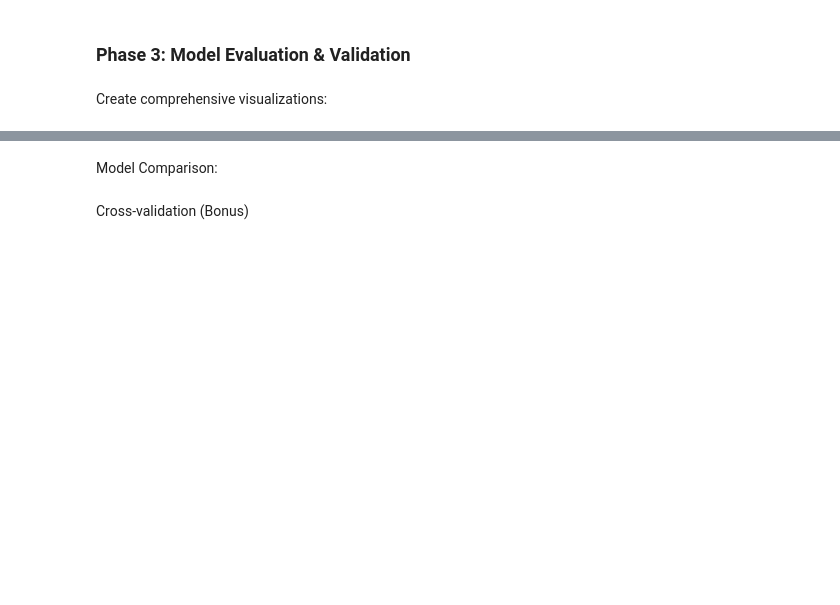
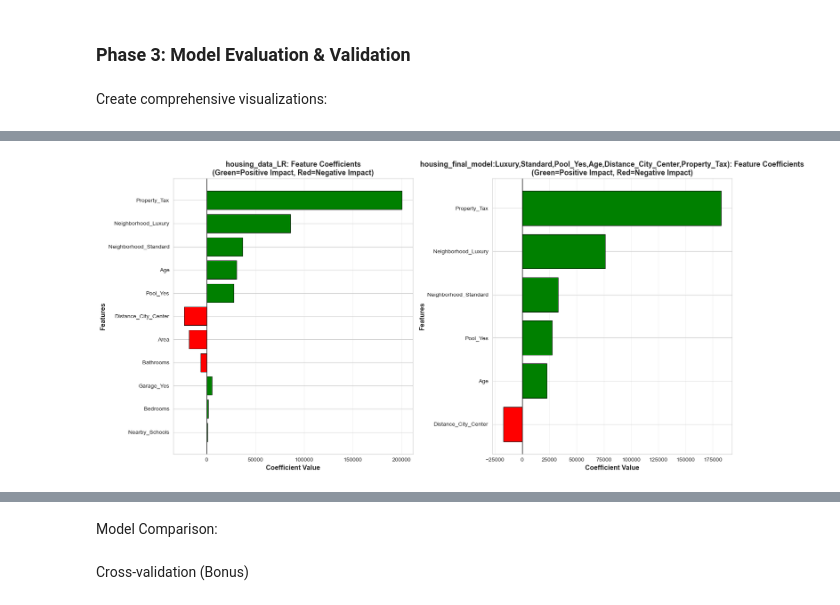
Before and after one commit to Ezerioha-ifeanyi/Week-14-Take-Home, a Jupyter notebook: Take Home.ipynb, the cells around one changed output, grey strips where cells are left out. Saved outputs shown, nothing was run; the diff lists cells and outputs as text; code cells hidden in the pictures; blank space fills up the shorter version.

```diff
--- a/Take Home.ipynb
+++ b/Take Home.ipynb
@@ -2165,0 +2355,73 @@ Create comprehensive visualizations:
+# %%
+
+# ============================================================================
+# FEATURE IMPORTANCE / COEFFICIENT VISUALIZATION
+# ============================================================================
+def plot_feature_importance(model1, model2, feature_names_model1,
+                           feature_names_model2, model1_name='Model 1',
+                           model2_name='Model 2'):
+    """
+    Visualize feature coefficients/importance for both models
+    """
+    fig, axes = plt.subplots(1, 2, figsize=(16, 8))
+
+    # Model 1 coefficients
+    coef1_df = pd.DataFrame({
+        'Feature': feature_names_model1,
+        'Coefficient': model1.coef_
+    }).sort_values('Coefficient', key=abs, ascending=True)
+
+    colors1 = ['red' if x < 0 else 'green' for x in coef1_df['Coefficient']]
+    axes[0].barh(coef1_df['Feature'], coef1_df['Coefficient'],
+                color=colors1, edgecolor='black', linewidth=0.7)
+    axes[0].axvline(x=0, color='black', linestyle='-', linewidth=1)
+    axes[0].set_xlabel('Coefficient Value', fontsize=12, fontweight='bold')
+    axes[0].set_ylabel('Features', fontsize=12, fontweight='bold')
+    axes[0].set_title(f'{model1_name}: Feature Coefficients\n(Green=Positive Impact, Red=Negative Impact)',
+                     fontsize=13, fontweight='bold')
+    axes[0].grid(True, alpha=0.3, axis='x')
+
+    # Model 2 coefficients
+    coef2_df = pd.DataFrame({
+        'Feature': feature_names_model2,
+        'Coefficient': model2.coef_
+    }).sort_values('Coefficient', key=abs, ascending=True)
+
+    colors2 = ['red' if x < 0 else 'green' for x in coef2_df['Coefficient']]
+    axes[1].barh(coef2_df['Feature'], coef2_df['Coefficient'],
+                color=colors2, edgecolor='black', linewidth=0.7)
+    axes[1].axvline(x=0, color='black', linestyle='-', linewidth=1)
+    axes[1].set_xlabel('Coefficient Value', fontsize=12, fontweight='bold')
+    axes[1].set_ylabel('Features', fontsize=12, fontweight='bold')
+    axes[1].set_title(f'{model2_name}: Feature Coefficients\n(Green=Positive Impact, Red=Negative Impact)',
+                     fontsize=13, fontweight='bold')
+    axes[1].grid(True, alpha=0.3, axis='x')
+
+    plt.tight_layout()
+    plt.show()
+
+
+    # Print top features
+    print(f"\n{model1_name} - Top 5 Most Important Features:")
+    print(coef1_df.tail(5)[['Feature', 'Coefficient']].to_string(index=False))
+
+    print(f"\n{model2_name} - Top Features (All Selected):")
+    print(coef2_df.tail(6)[['Feature', 'Coefficient']].to_string(index=False))
+
+
+
+selected_features = ['Neighborhood_Luxury', 'Neighborhood_Standard', 'Pool_Yes','Age',
+                     'Distance_City_Center', 'Property_Tax']
+
+
+# Feature Importance
+plot_feature_importance(
+    housing_data_LR,
+    housing_final_model,
+    feature_names_model1=housing_X_train_final.columns.tolist(),
+    feature_names_model2=selected_features,
+    model1_name='housing_data_LR',
+    model2_name="housing_final_model:Luxury,Standard,Pool_Yes,Age,Distance_City_Center,Property_Tax)"
+)
+# %% [output]
+[figure, added]
```
Also changed, not shown: parts of 4 cells of this notebook.
